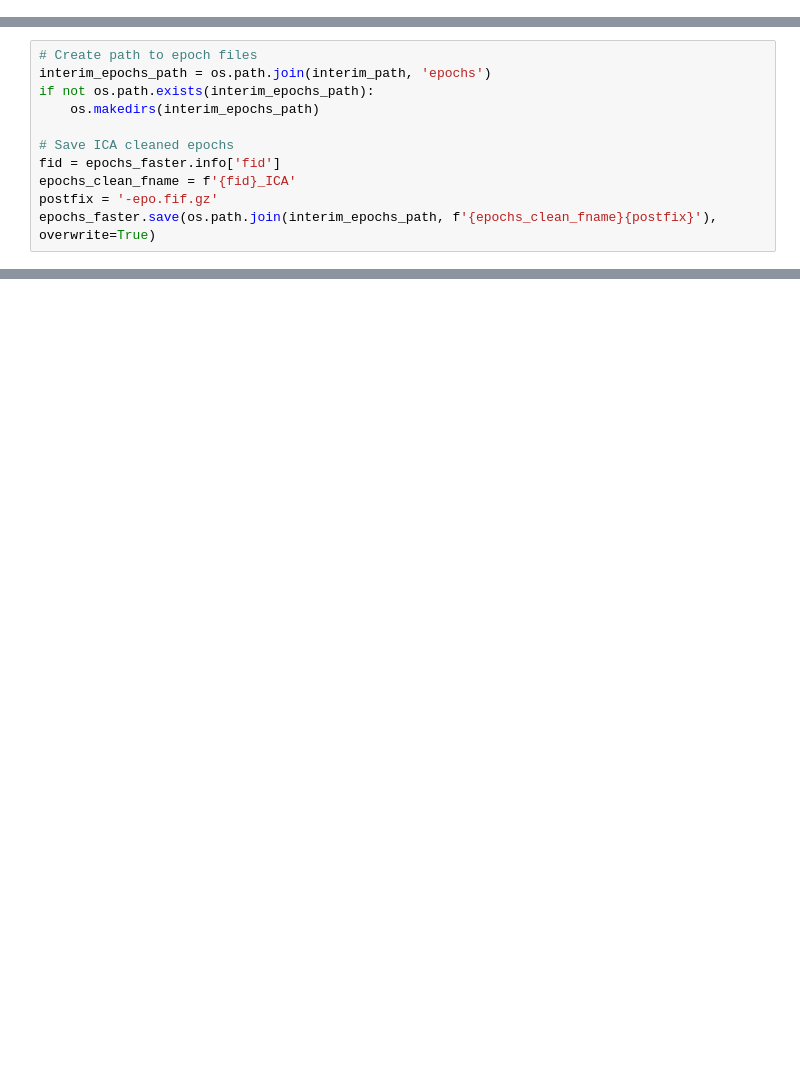
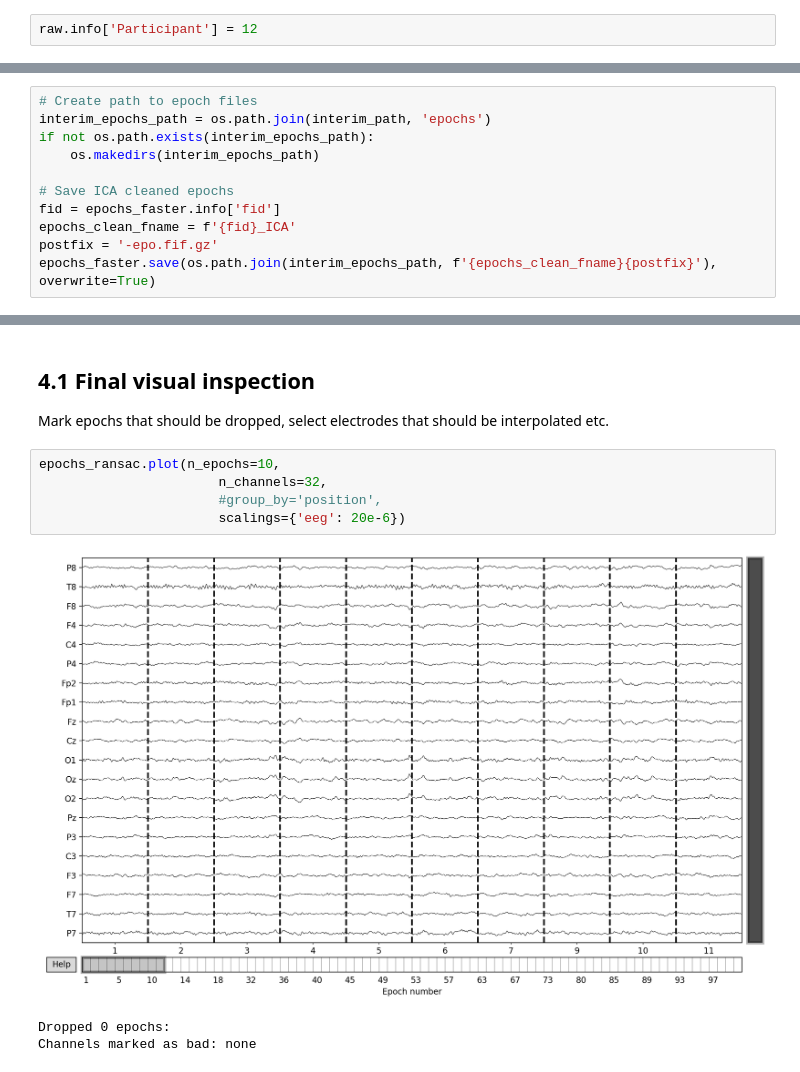
Before and after one commit to weiglszonja/neuroelectrics_eeg_pilot, a Jupyter notebook: sample_preprocessing.ipynb, the cells around one changed output, grey strips where cells are left out. Cells and saved outputs as stored; diff of their text form; blank space fills up the shorter version.

```diff
--- a/sample_preprocessing.ipynb
+++ b/sample_preprocessing.ipynb
@@ -28,0 +62,2 @@ print(raw.info)
+# %%
+raw.info['Participant'] = 12
@@ -72,2 +241,15 @@ epochs_ransac = run_ransac(epochs_autoreject)
+# %% [markdown]
+## 4.1 Final visual inspection
+
+Mark epochs that should be dropped, select electrodes that should be interpolated etc.
+# %%
+epochs_ransac.plot(n_epochs=10,
+                       n_channels=32,
+                       #group_by='position',
+                       scalings={'eeg': 20e-6})
+# %% [output]
+[figure, added]
+Dropped 0 epochs:
+Channels marked as bad: none
 # %%
 epochs_ransac.set_eeg_reference()
```
Also changed, not shown: parts of 30 cells of this notebook.
